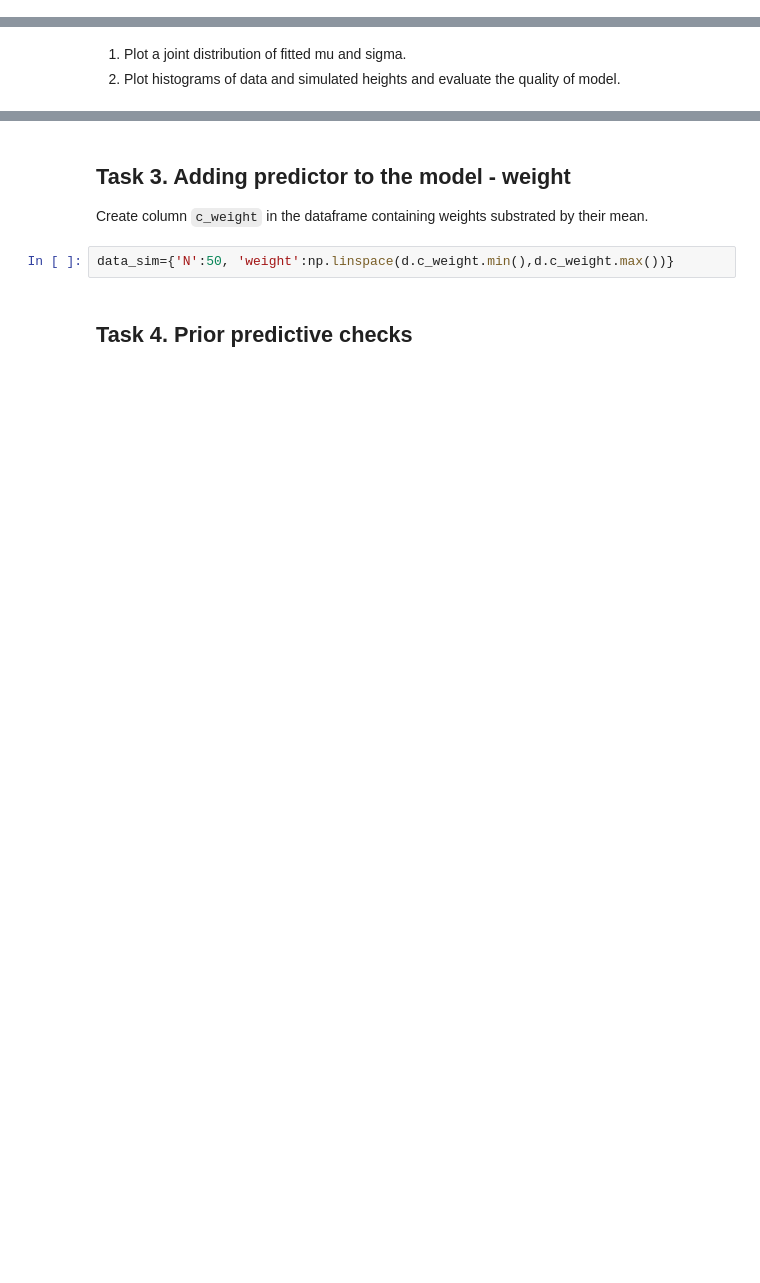
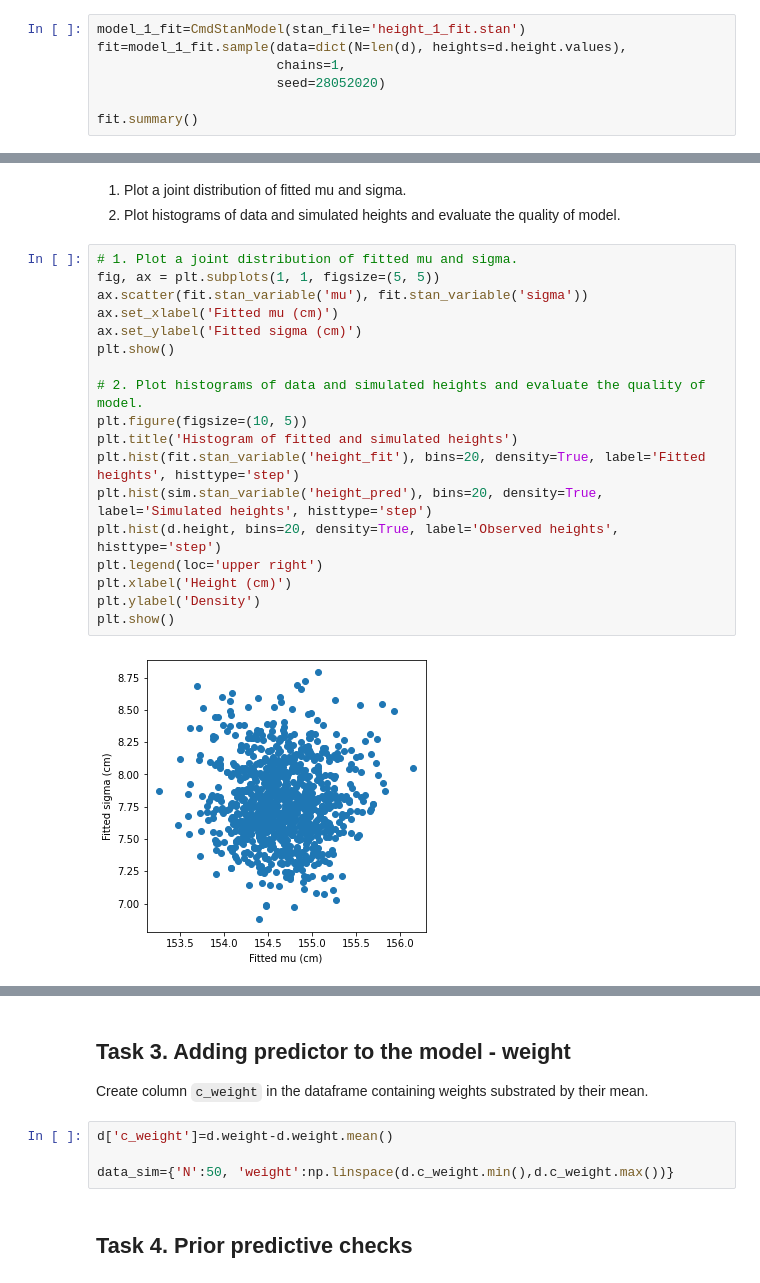
Before and after one commit to nmpluta/data-analytics-lectures, a Jupyter notebook: Data Analytics/Lab 4/lab4.ipynb, the cells around one changed output, grey strips where cells are left out. Saved outputs shown, nothing was run; the diff lists cells and outputs as text; blank space fills up the shorter version.

````diff
--- a/Data Analytics/Lab 4/lab4.ipynb
+++ b/Data Analytics/Lab 4/lab4.ipynb
@@ -211,0 +160,7 @@ KeyError: 'heights'
+# %%
+model_1_fit=CmdStanModel(stan_file='height_1_fit.stan')
+fit=model_1_fit.sample(data=dict(N=len(d), heights=d.height.values),
+                       chains=1,
+                       seed=28052020)
+
+fit.summary()
@@ -213,3 +179,23 @@ KeyError: 'heights'
 
 1. Plot a joint distribution of fitted mu and sigma.
 2. Plot histograms of data and simulated heights and evaluate the quality of model.
+# %%
+# 1. Plot a joint distribution of fitted mu and sigma.
+fig, ax = plt.subplots(1, 1, figsize=(5, 5))
+ax.scatter(fit.stan_variable('mu'), fit.stan_variable('sigma'))
+ax.set_xlabel('Fitted mu (cm)')
+ax.set_ylabel('Fitted sigma (cm)')
+plt.show()
+
+# 2. Plot histograms of data and simulated heights and evaluate the quality of model.
+plt.figure(figsize=(10, 5))
+plt.title('Histogram of fitted and simulated heights')
+plt.hist(fit.stan_variable('height_fit'), bins=20, density=True, label='Fitted heights', histtype='step')
+plt.hist(sim.stan_variable('height_pred'), bins=20, density=True, label='Simulated heights', histtype='step')
+plt.hist(d.height, bins=20, density=True, label='Observed heights', histtype='step')
+plt.legend(loc='upper right')
+plt.xlabel('Height (cm)')
+plt.ylabel('Density')
+plt.show()
+# %% [output]
+[figure, added]
@@ -218,6 +205,8 @@ KeyError: 'heights'
 
 Create column ```c_weight``` in the dataframe containing weights substrated by their mean.
 # %%
+d['c_weight']=d.weight-d.weight.mean()
+
 data_sim={'N':50, 'weight':np.linspace(d.c_weight.min(),d.c_weight.max())}
 # %% [markdown]
 ## Task 4. Prior predictive checks
````
Also changed, not shown: parts of 15 cells of this notebook, 6 other files.
